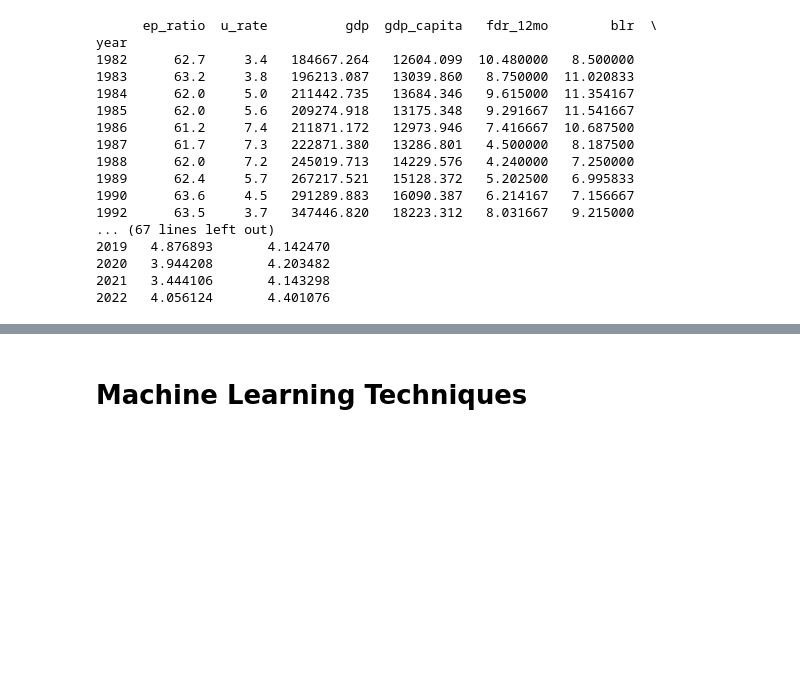
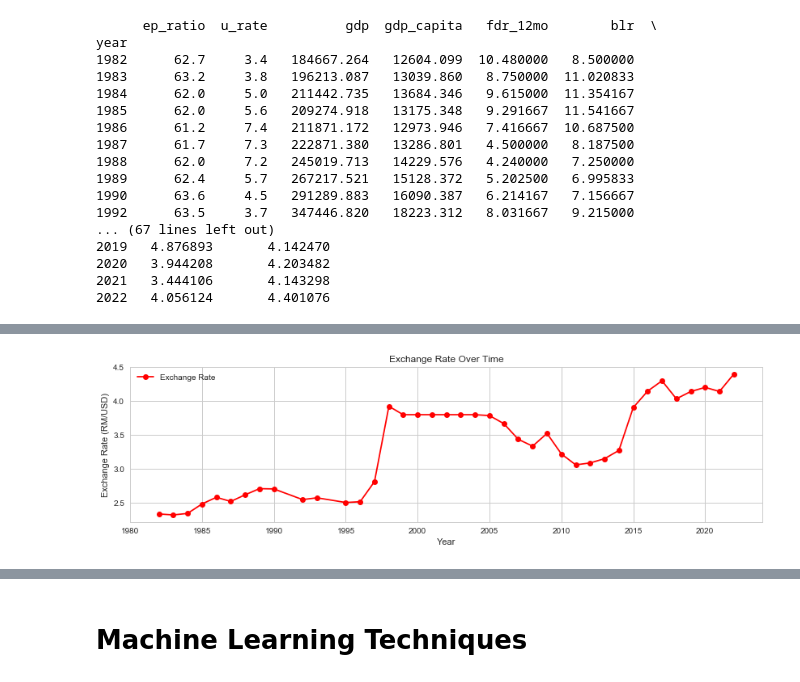
Before and after one commit to KohJJ820/MLIsFun, a Jupyter notebook: 5_Project/5_Project.ipynb, the cells around one changed output, grey strips where cells are left out. Drawn from its saved outputs; the diff is of its cells as text; code cells hidden in the pictures; blank space fills up the shorter version.

```diff
--- a/5_Project/5_Project.ipynb
+++ b/5_Project/5_Project.ipynb
@@ -280,0 +380,16 @@ year
+# %%
+# Set the style for the plots
+sns.set(style="whitegrid")
+
+# Plotting the exchange rate over time
+plt.figure(figsize=(14, 12))
+
+plt.subplot(3, 1, 3)
+plt.plot(df.index, df['exchange_rate'], label='Exchange Rate', color='r', marker='o')
+plt.xlabel('Year')
+plt.ylabel('Exchange Rate (RM/USD)')
+plt.title('Exchange Rate Over Time')
+plt.legend()
+plt.grid(True)
+# %% [output]
+[figure, added]
```
Also changed, not shown: parts of 24 cells of this notebook, 2 other files.
